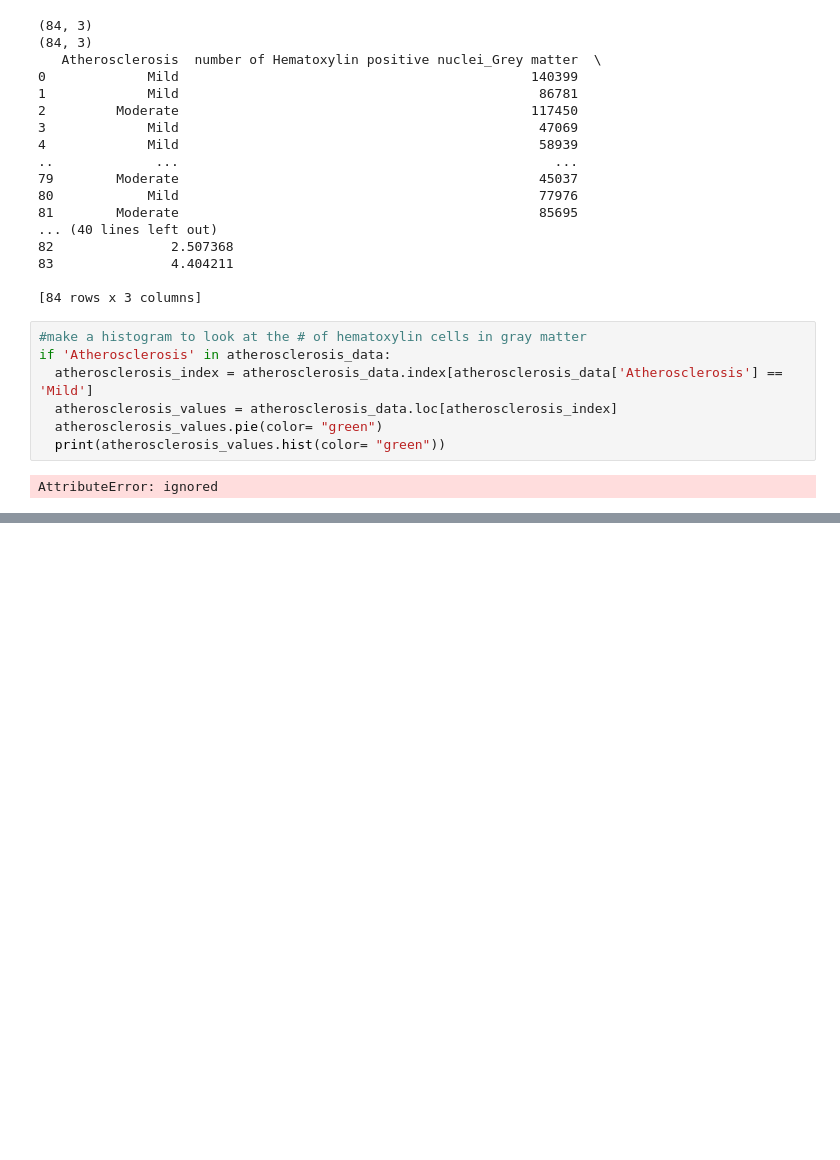
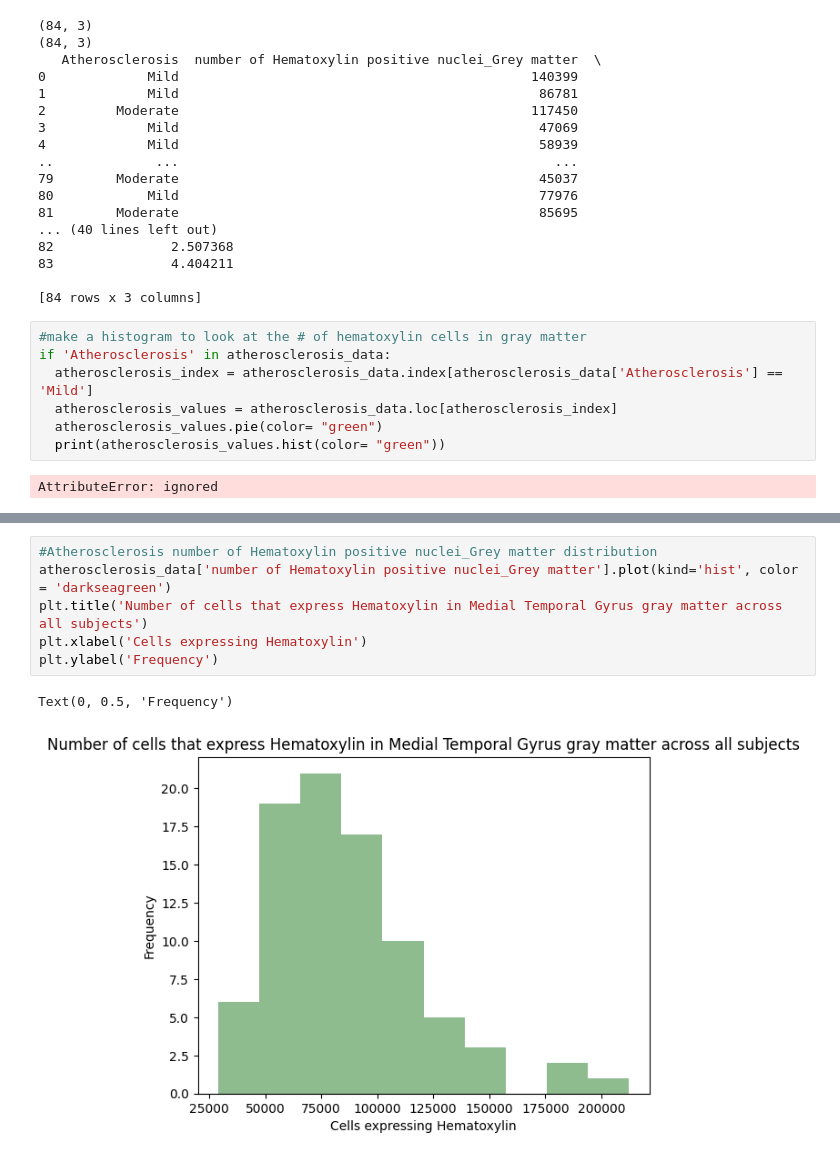
Before and after one commit to amandafriedmann/NEUR-Data-Analysis, a Jupyter notebook: FINAL_PROJECT_WORK.ipynb, the cells around one changed output, grey strips where cells are left out. Cells and saved outputs as stored; diff of their text form; blank space fills up the shorter version.

```diff
--- a/FINAL_PROJECT_WORK.ipynb
+++ b/FINAL_PROJECT_WORK.ipynb
@@ -48 +48,10 @@ atherosclerosis_data['Atherosclerosis'].value_counts().plot(kind='pie')
 [figure]
+# %%
+#Atherosclerosis number of Hematoxylin positive nuclei_Grey matter distribution
+atherosclerosis_data['number of Hematoxylin positive nuclei_Grey matter'].plot(kind='hist', color = 'darkseagreen')
+plt.title('Number of cells that express Hematoxylin in Medial Temporal Gyrus gray matter across all subjects')
+plt.xlabel('Cells expressing Hematoxylin')
+plt.ylabel('Frequency')
+# %% [output]
+Text(0, 0.5, 'Frequency')
+[figure, added]
```
Also changed, not shown: parts of 1 cell of this notebook.
